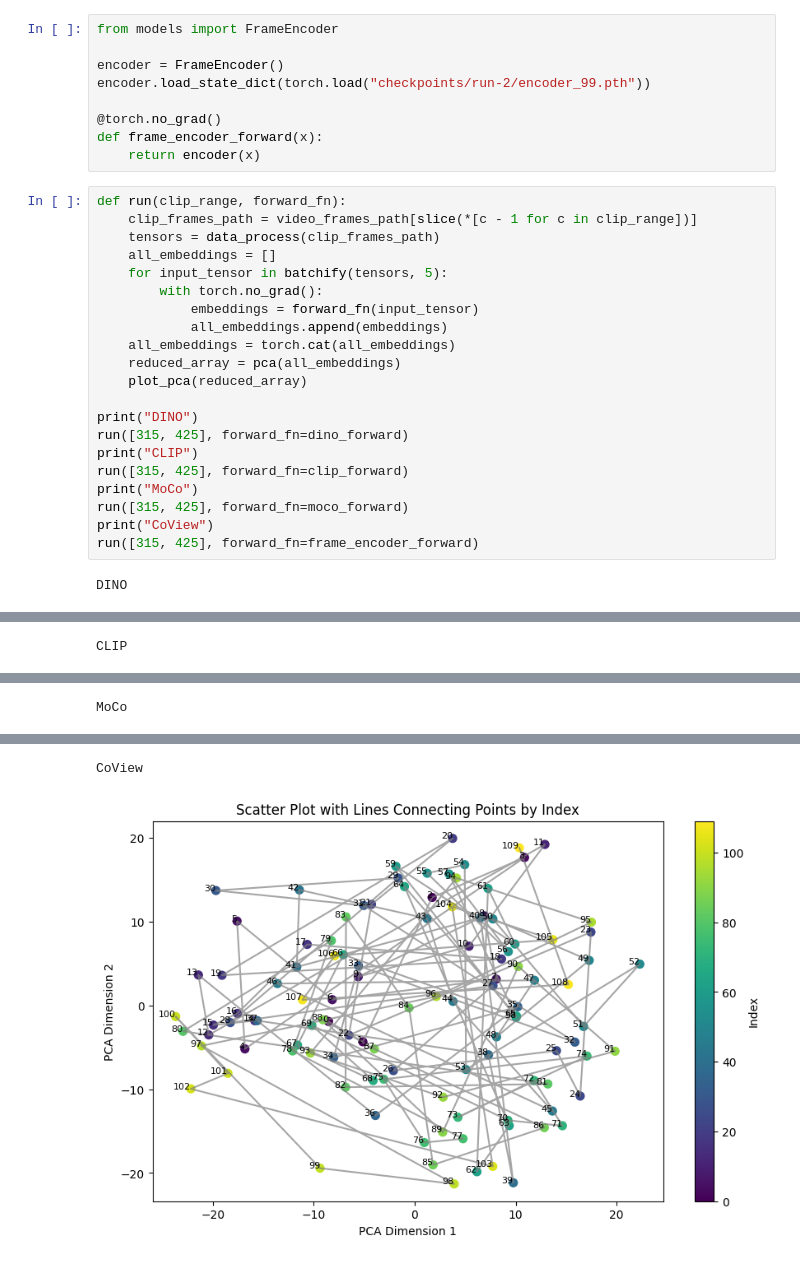
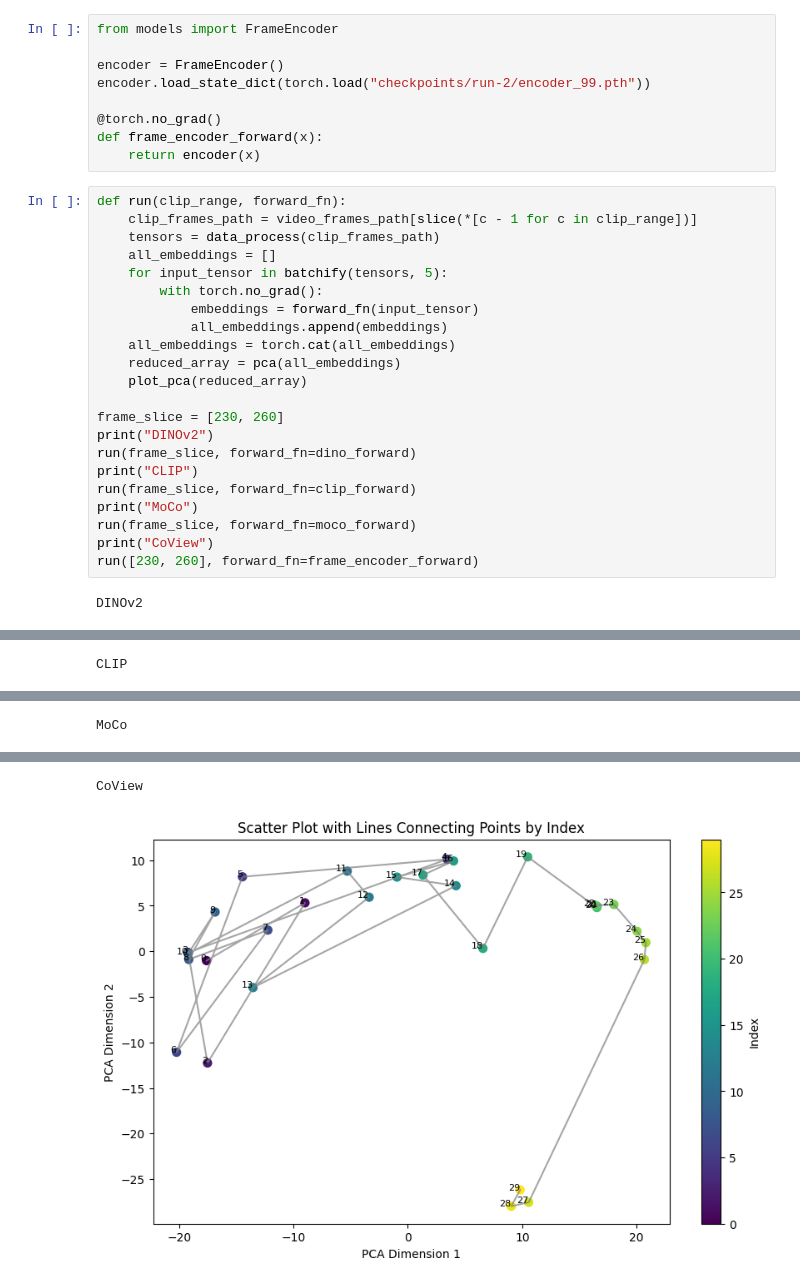
Before and after one commit to garjania/coview, a Jupyter notebook: notebooks/global-temporal-analysis.ipynb, the cells around one changed output, grey strips where cells are left out. Cells and saved outputs as stored; diff of their text form.

Commit message:
Update frame slice and model version in global-temporal-analysis and sample-train notebooks

```diff
--- a/notebooks/global-temporal-analysis.ipynb
+++ b/notebooks/global-temporal-analysis.ipynb
@@ -164,13 +164,14 @@ def run(clip_range, forward_fn):
     reduced_array = pca(all_embeddings)
     plot_pca(reduced_array)
 
-print("DINO")
-run([315, 425], forward_fn=dino_forward)
+frame_slice = [230, 260]
+print("DINOv2")
+run(frame_slice, forward_fn=dino_forward)
 print("CLIP")
-run([315, 425], forward_fn=clip_forward)
+run(frame_slice, forward_fn=clip_forward)
 print("MoCo")
-run([315, 425], forward_fn=moco_forward)
+run(frame_slice, forward_fn=moco_forward)
 print("CoView")
-run([315, 425], forward_fn=frame_encoder_forward)
+run([230, 260], forward_fn=frame_encoder_forward)
 # %% [output]
-DINO
+DINOv2
@@ -182,2 +183,2 @@ MoCo
 CoView
-[figure, old version]
+[figure, new version]
```
Also changed, not shown: parts of 1 cell of this notebook, 1 other file.
